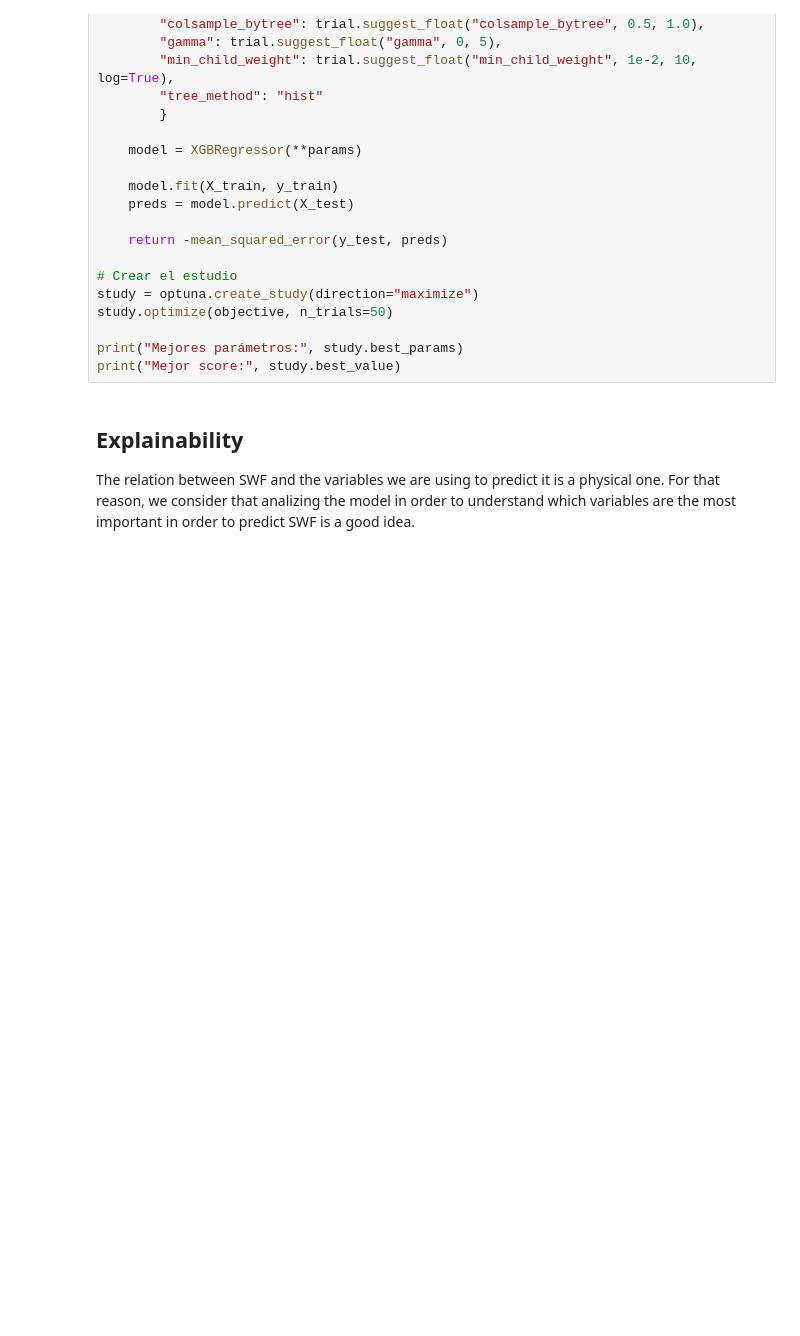
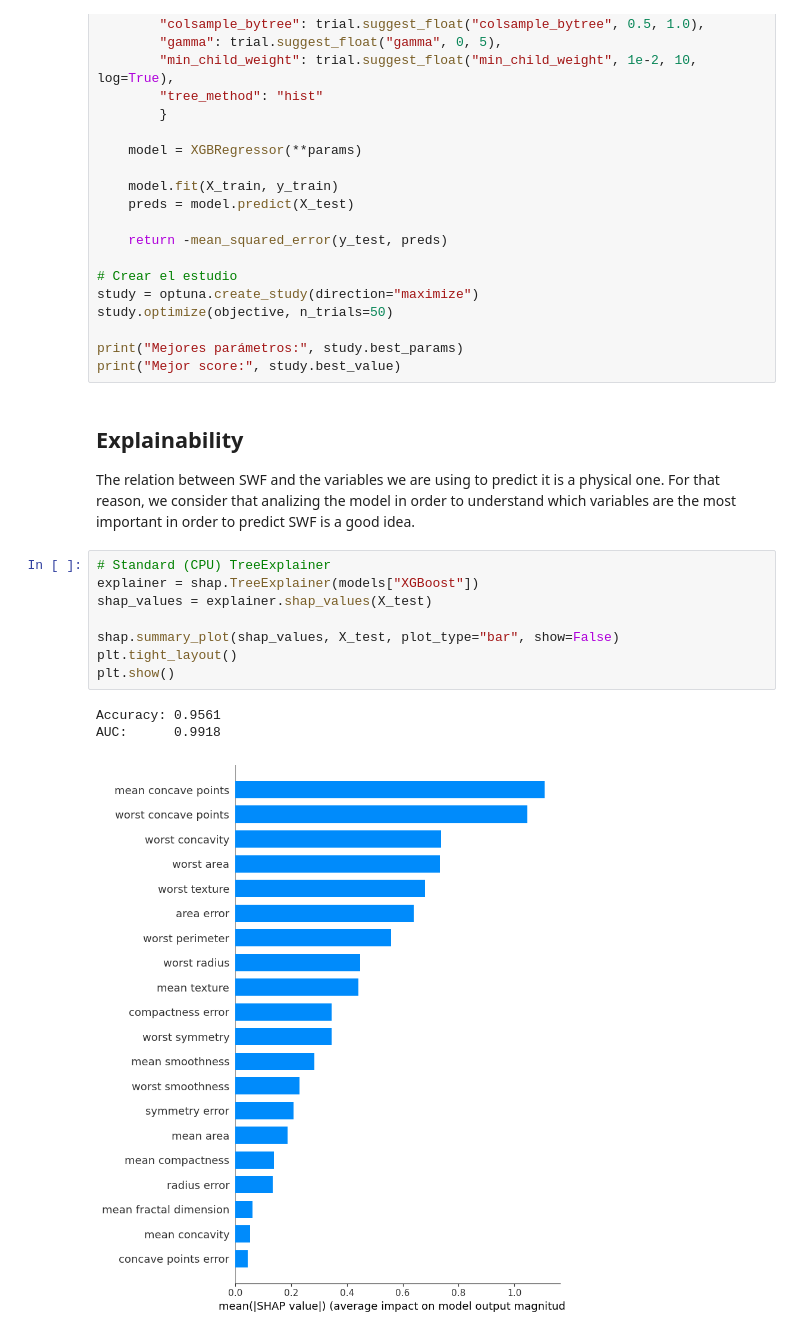
Before and after one commit to marcvem2AED/ML-framework-for-SWF-retrieval, a Jupyter notebook: SWF_estimation.ipynb, the cells around one changed output. Drawn from its saved outputs; the diff is of its cells as text; blank space fills up the shorter version.

```diff
--- a/SWF_estimation.ipynb
+++ b/SWF_estimation.ipynb
@@ -127,3 +128,15 @@ print("Mejor score:", study.best_value)
 ## Explainability
 
 The relation between SWF and the variables we are using to predict it is a physical one. For that reason, we consider that analizing the model in order to understand which variables are the most important in order to predict SWF is a good idea.
+# %%
+# Standard (CPU) TreeExplainer
+explainer = shap.TreeExplainer(models["XGBoost"])
+shap_values = explainer.shap_values(X_test)
+
+shap.summary_plot(shap_values, X_test, plot_type="bar", show=False)
+plt.tight_layout()
+plt.show()
+# %% [output]
+Accuracy: 0.9561
+AUC:      0.9918
+[figure, added]
```
Also changed, not shown: parts of 1 cell of this notebook.
